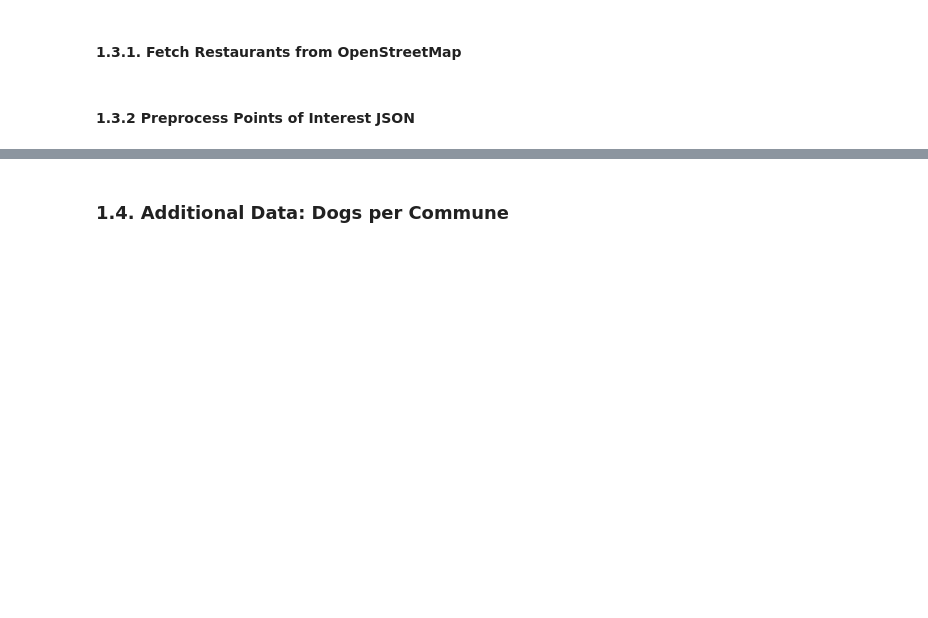
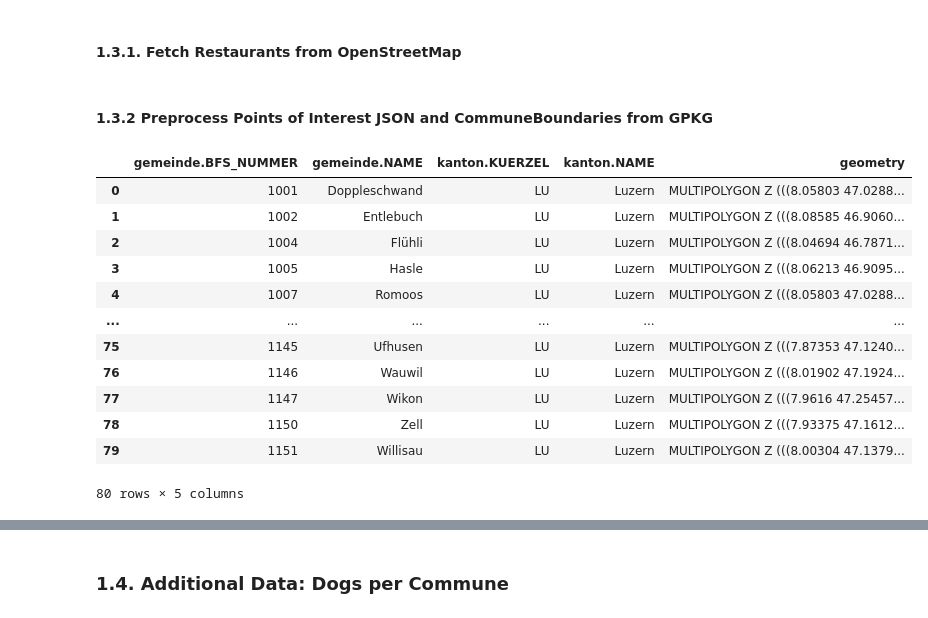
Before and after one commit to RobinfRoth/dawr-ass1, a Jupyter notebook: dawr_assignment1.ipynb, the cells around one changed output, grey strips where cells are left out. Saved outputs shown, nothing was run; the diff lists cells and outputs as text; code cells hidden in the pictures; blank space fills up the shorter version.

Commit message:
change communes boundary source to get better results

```diff
--- a/dawr_assignment1.ipynb
+++ b/dawr_assignment1.ipynb
@@ -50,8 +49,7 @@ MAP_PATH = RAW_DATA_PATH / 'map'
 # Files
 COMMUNES_PATH = RAW_DATA_PATH / 'communes.xlsx'
 POI_PATH = MAP_PATH / 'restaurants.json'
-GADM_ZIP_PATH = MAP_PATH / 'gadm_ch.json.zip'
-GADM_JSON_PATH = MAP_PATH / 'gadm41_CHE_3.json'
+BOUNDARIES_PATH = MAP_PATH / 'communes.geojson'
 DOGS_PATH = RAW_DATA_PATH / "dogs.csv"
 # %%
 def delete_raw_data(raw_data_dir: Path, subdirs: List[Path]) -> None:
@@ -302,5 +316,5 @@ if FETCH_DATA:
 # %% [markdown]
-#### 1.3.2 Preprocess Points of Interest JSON
+#### 1.3.2 Preprocess Points of Interest JSON and CommuneBoundaries from GPKG
 # %%
 def filter_geojson_for_lu(geojson_file: Path) -> str:
     '''
@@ -323,8 +337,14 @@ def filter_geojson_for_lu(geojson_file: Path) -> str:
         gadm_json = json.load(f)
 
     # Only keep communes of canton lucerne
-    gadm_communes_lu = filter(lambda f: f['properties']['NAME_1'] == 'Lucerne', gadm_json['features'])
-    gadm_json['features'] = list(gadm_communes_lu)
+    gadm_communes_lu = filter(
+        lambda f: f['properties']['kanton.NAME'] == 'Luzern',
+        gadm_json['features']
+    )
+
+    # remove dot from key names, since folium cannot handle it
+    gadm_json['features'] =  list(gadm_communes_lu)
+
     return json.dumps(gadm_json)
 
 def get_points_within_area(area: MultiPolygon, poi_df: geopandas.GeoDataFrame):
@@ -372,29 +392,45 @@ def count_restaurants_per_commune(restaurant_pois_file: Path, geojson_file: Path
     # Create Restaurants GeoDataFrame
     restaurants = list(map(lambda e: [ e['tags']['amenity'],
                            Point(e['lat'], e['lon']) ], poi_json['elements']))
-    rest_df = geopandas.GeoDataFrame(restaurants, columns=['Amenity', 'Point'], geometry='Point', crs='EPSG:4326')
+    rest_df = geopandas.GeoDataFrame(
+        restaurants,
+        columns=['Amenity', 'Point'],
+        geometry='Point',
+        crs='EPSG:4326'
+    )
 
     # Load geojson as GeoDataFrame
     geojson_lu = filter_geojson_for_lu(geojson_file)
-    communes_area_df = geopandas.read_file(geojson_lu)
+    communes_lu_area_df = geopandas.read_file(geojson_lu)
 
-    # Remove unused columns
-    communes_area_df.drop(['NL_NAME_1', 'NL_NAME_2', 'NL_NAME_3',
-                 'VARNAME_3', 'CC_3', 'HASC_3'],
-                axis=1,
-                inplace=True)
-
-    # reverse coordinates to lat, lon format
-    communes_area_df["geometry"] = communes_area_df.loc[:, "geometry"].apply(
-        lambda polygon: transform(lambda x, y: (y, x), polygon)
+    # reverse coordinates to lat, lon format and ignore Z coordinate
+    communes_lu_area_df["geometry"] = communes_lu_area_df.loc[:, "geometry"].apply(
+        lambda polygon: transform(lambda x, y, _: (y, x), polygon)
     )
 
-    communes_area_df['Restaurant_count'] = communes_area_df.loc[:, 'geometry'].apply(get_points_within_area, args=(rest_df,))
+    communes_lu_area_df['Restaurant_count'] = communes_lu_area_df.loc[:, 'geometry'].apply(
+        get_points_within_area,
+        args=(rest_df,)
+    )
 
-    return communes_area_df.loc[:, ["NAME_3", 'Restaurant_count']].copy()
+    return communes_lu_area_df.loc[:, ["gemeinde.BFS_NUMMER", "gemeinde.NAME", 'Restaurant_count']].copy()
 # %%
-df_rest_count = count_restaurants_per_commune(POI_PATH, GADM_JSON_PATH)
+df_rest_count = count_restaurants_per_commune(POI_PATH, BOUNDARIES_PATH)
 df_rest_count.to_csv("out.csv")
+# %% [output]
+|  | gemeinde.BFS_NUMMER | gemeinde.NAME | kanton.KUERZEL | kanton.NAME | geometry |
+| 0 | 1001 | Doppleschwand | LU | Luzern | MULTIPOLYGON Z (((8.05803 47.0288... |
+| 1 | 1002 | Entlebuch | LU | Luzern | MULTIPOLYGON Z (((8.08585 46.9060... |
+| 2 | 1004 | Flühli | LU | Luzern | MULTIPOLYGON Z (((8.04694 46.7871... |
+| 3 | 1005 | Hasle | LU | Luzern | MULTIPOLYGON Z (((8.06213 46.9095... |
+| 4 | 1007 | Romoos | LU | Luzern | MULTIPOLYGON Z (((8.05803 47.0288... |
+| ... | ... | ... | ... | ... | ... |
+| 75 | 1145 | Ufhusen | LU | Luzern | MULTIPOLYGON Z (((7.87353 47.1240... |
+| 76 | 1146 | Wauwil | LU | Luzern | MULTIPOLYGON Z (((8.01902 47.1924... |
+| 77 | 1147 | Wikon | LU | Luzern | MULTIPOLYGON Z (((7.9616 47.25457... |
+| 78 | 1150 | Zell | LU | Luzern | MULTIPOLYGON Z (((7.93375 47.1612... |
+| 79 | 1151 | Willisau | LU | Luzern | MULTIPOLYGON Z (((8.00304 47.1379... |
+80 rows × 5 columns
 # %%
 # folium map, centered in Romoos
 folium_map = folium.Map(
```
Also changed, not shown: parts of 7 cells of this notebook, 3 other files.
